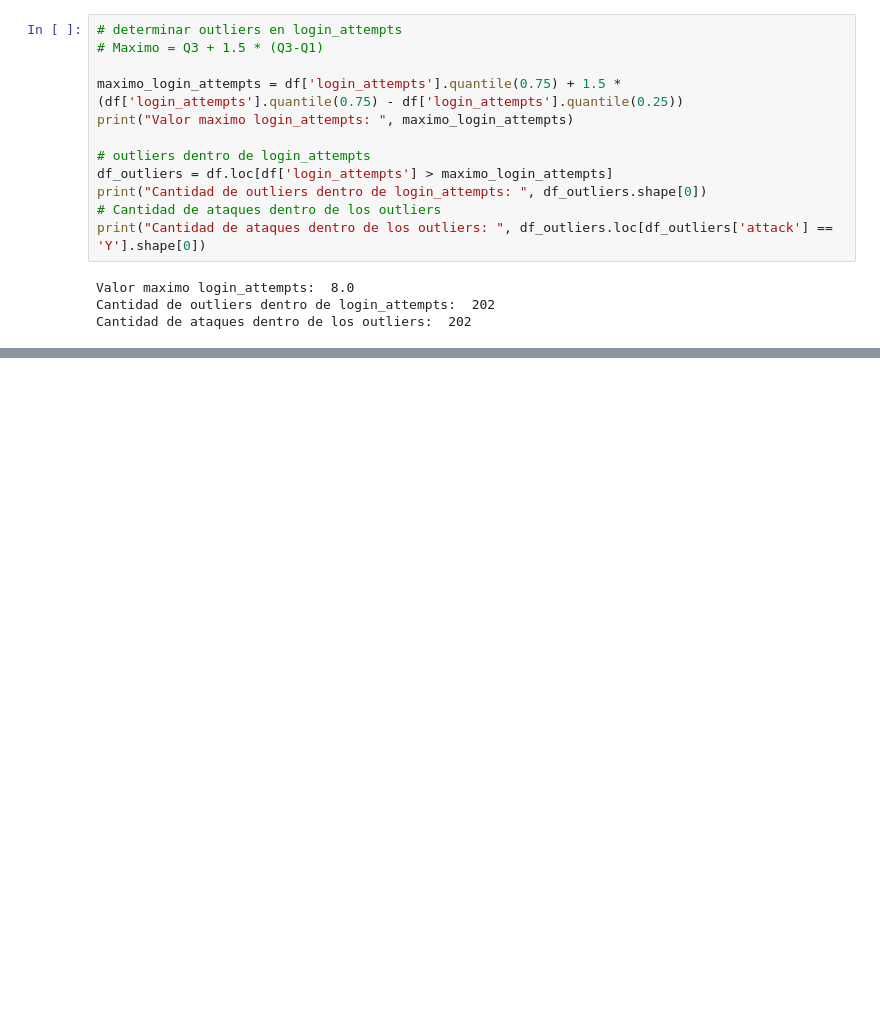
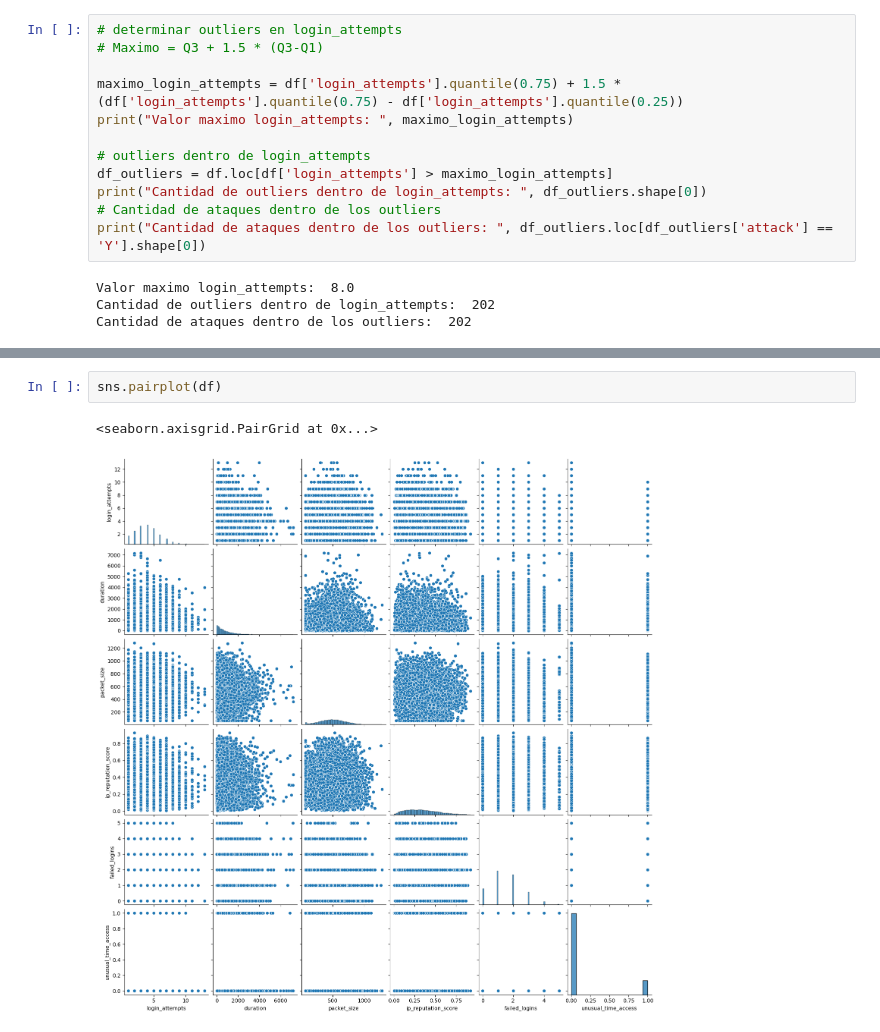
Before and after one commit to JeronimoMarg/tp_cienciaDeDatos, a Jupyter notebook: TP.ipynb, the cells around one changed output, grey strips where cells are left out. Drawn from its saved outputs; the diff is of its cells as text; blank space fills up the shorter version.

```diff
--- a/TP.ipynb
+++ b/TP.ipynb
@@ -329,0 +359,5 @@ Cantidad de ataques dentro de los outliers:  202
+# %%
+sns.pairplot(df)
+# %% [output]
+<seaborn.axisgrid.PairGrid at 0x...>
+[figure, added]
```
Also changed, not shown: parts of 11 cells of this notebook.
